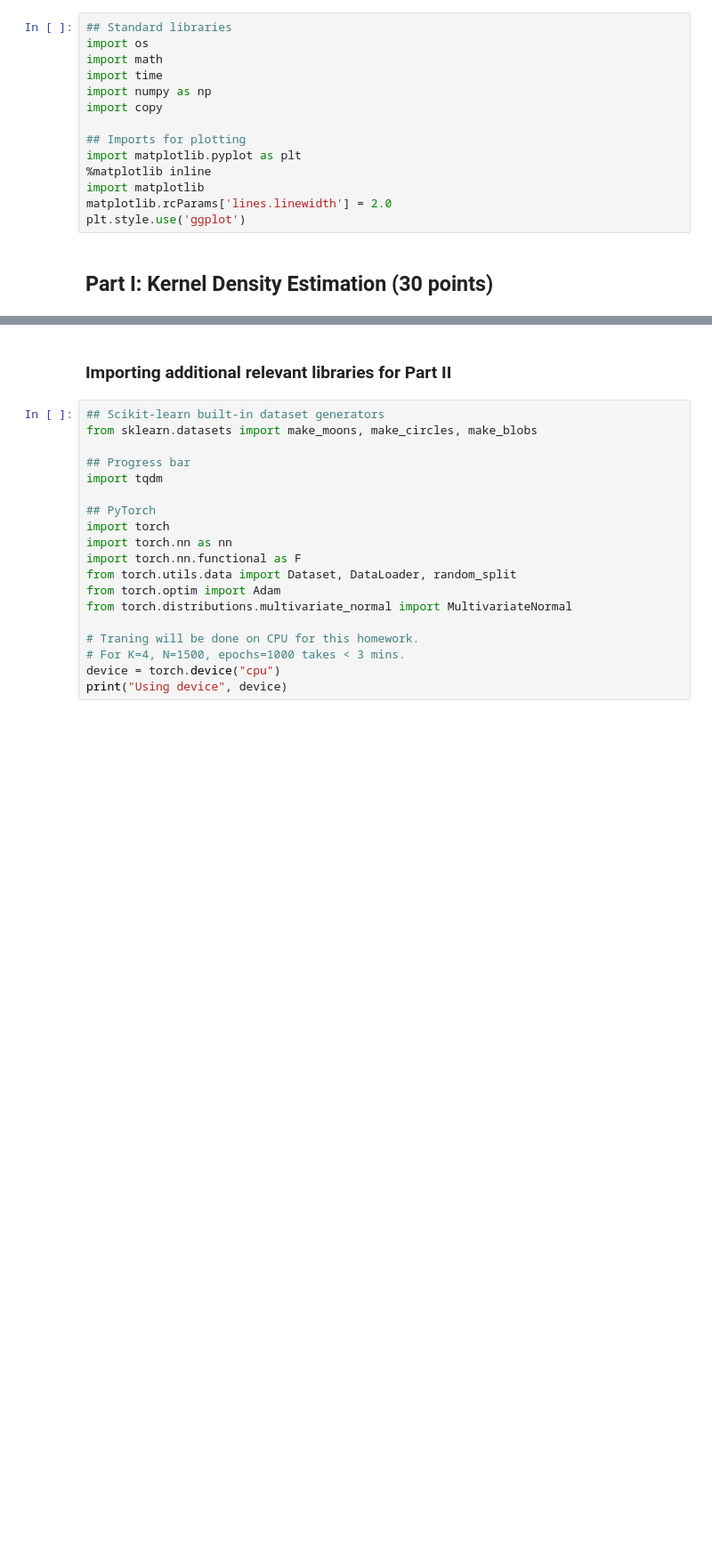
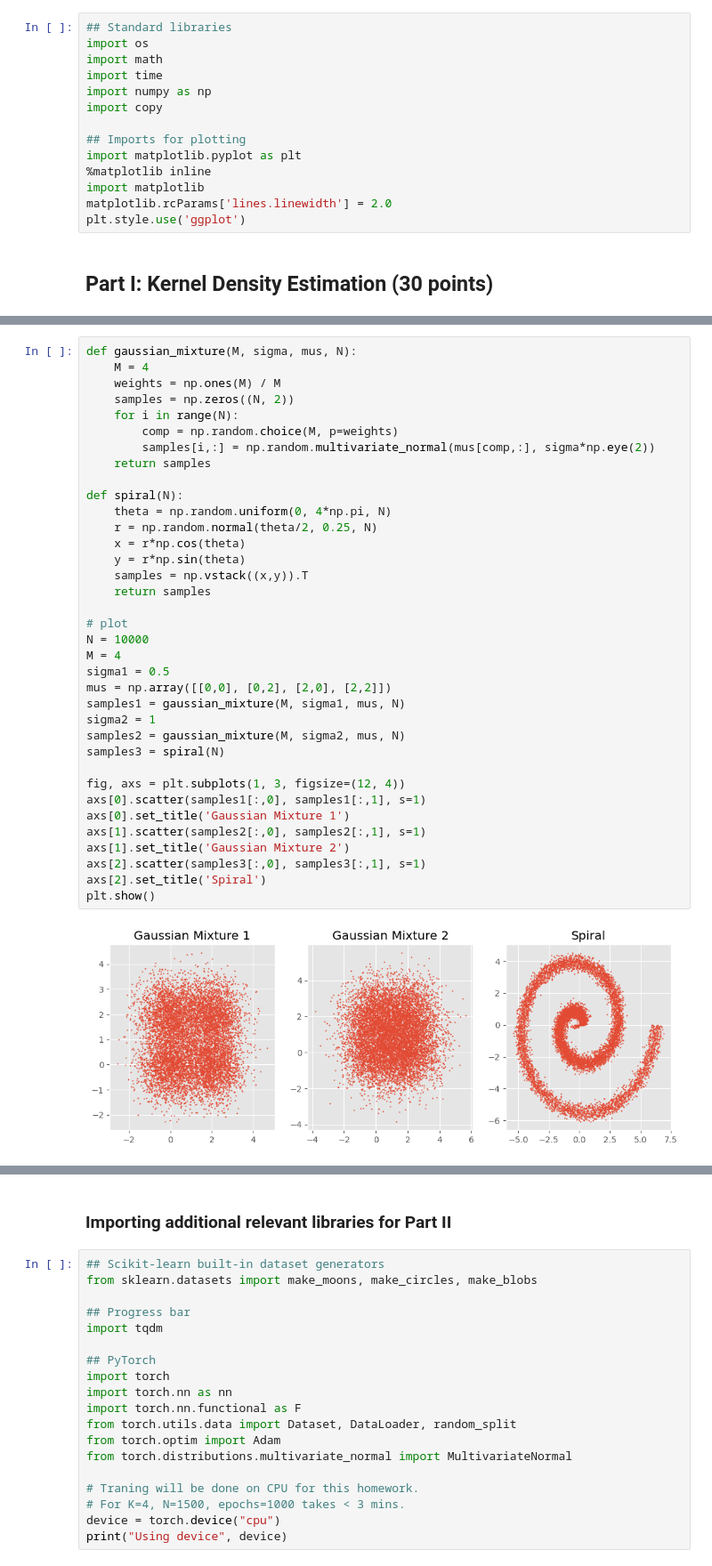
Before and after one commit to BIueMan/Statistical_Methods_in_Image_Processing_HW, a Jupyter notebook: HW1/HW1_Spring2023_KDE_NormalizingFlows.ipynb, the cells around one changed output, grey strips where cells are left out. Shown at 89% size. Saved outputs shown, nothing was run; the diff lists cells and outputs as text; blank space fills up the shorter version.

```diff
--- a/HW1/HW1_Spring2023_KDE_NormalizingFlows.ipynb
+++ b/HW1/HW1_Spring2023_KDE_NormalizingFlows.ipynb
@@ -49,5 +50,43 @@ where $H$ is a bandwidth matrix, $K(\cdot)$ is the kernel and $\{\mathbf{x}_i\}_
   * Spiral with $\theta \sim \mathcal{U}[0,4\pi]$ and $r|\theta \sim \mathcal{N}(\frac{\theta}{2},0.25)$.
 
   For each of the three distributions above, implement a function that draws $N = 10000$ samples ${\mathbf{x}_i}$ from $f(\mathbf{x})$. Display the drawn samples for each distribution separately.
+# %%
+def gaussian_mixture(M, sigma, mus, N):
+    M = 4
+    weights = np.ones(M) / M
+    samples = np.zeros((N, 2))
+    for i in range(N):
+        comp = np.random.choice(M, p=weights)
+        samples[i,:] = np.random.multivariate_normal(mus[comp,:], sigma*np.eye(2))
+    return samples
+
+def spiral(N):
+    theta = np.random.uniform(0, 4*np.pi, N)
+    r = np.random.normal(theta/2, 0.25, N)
+    x = r*np.cos(theta)
+    y = r*np.sin(theta)
+    samples = np.vstack((x,y)).T
+    return samples
+
+# plot
+N = 10000
+M = 4
+sigma1 = 0.5
+mus = np.array([[0,0], [0,2], [2,0], [2,2]])
+samples1 = gaussian_mixture(M, sigma1, mus, N)
+sigma2 = 1
+samples2 = gaussian_mixture(M, sigma2, mus, N)
+samples3 = spiral(N)
+
+fig, axs = plt.subplots(1, 3, figsize=(12, 4))
+axs[0].scatter(samples1[:,0], samples1[:,1], s=1)
+axs[0].set_title('Gaussian Mixture 1')
+axs[1].scatter(samples2[:,0], samples2[:,1], s=1)
+axs[1].set_title('Gaussian Mixture 2')
+axs[2].scatter(samples3[:,0], samples3[:,1], s=1)
+axs[2].set_title('Spiral')
+plt.show()
+# %% [output]
+[figure, added]
 # %% [markdown]
 <img src="https://img.icons8.com/offices/80/000000/making-notes.png" style="height:30px;display:inline\">**<span style="color:red">Task 2</span>**. Implement a function that accepts samples $\{\mathbf{x}_i\}$ and a bandwidth matrix $ {H}$ and estimates $\hat{f}(\mathbf{x})$ using multivariate kernel density estimation. Use the two-dimension separable kernel $K( {u}) = k(u_1)k(u_2)$ where $k(u)= \frac{1}{\sqrt{2\pi}} \exp \{\frac{-u^2}{2}\}$.
```
Also changed, not shown: parts of 3 cells of this notebook.
